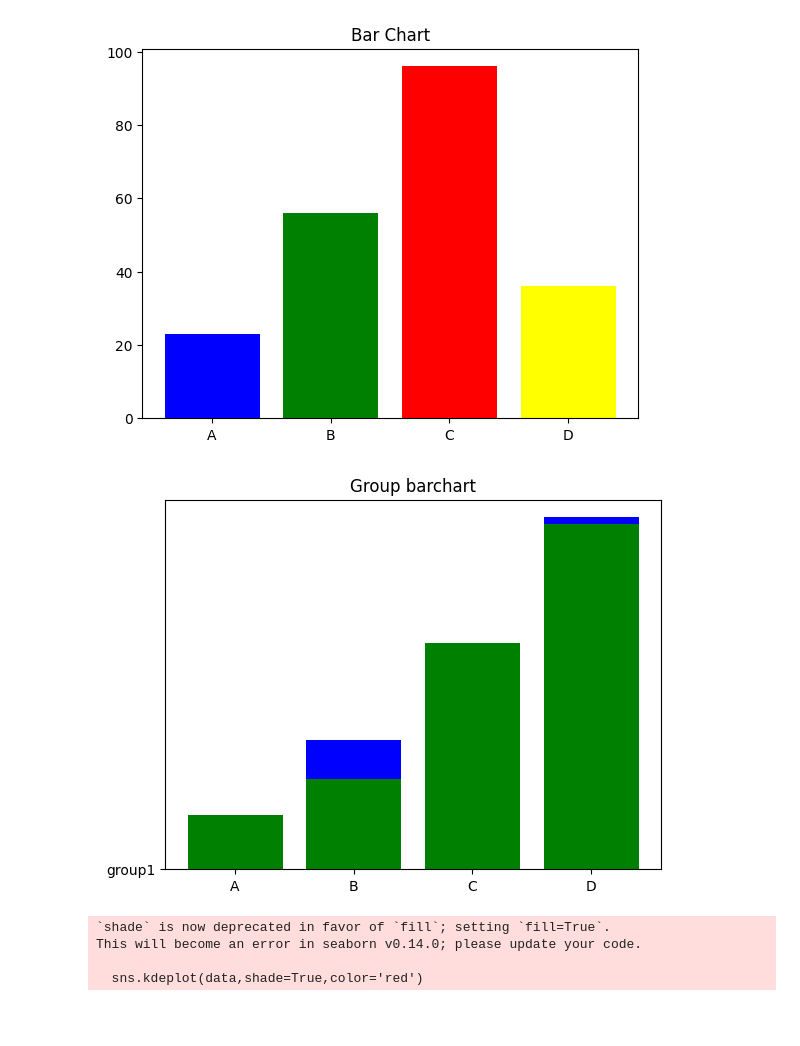
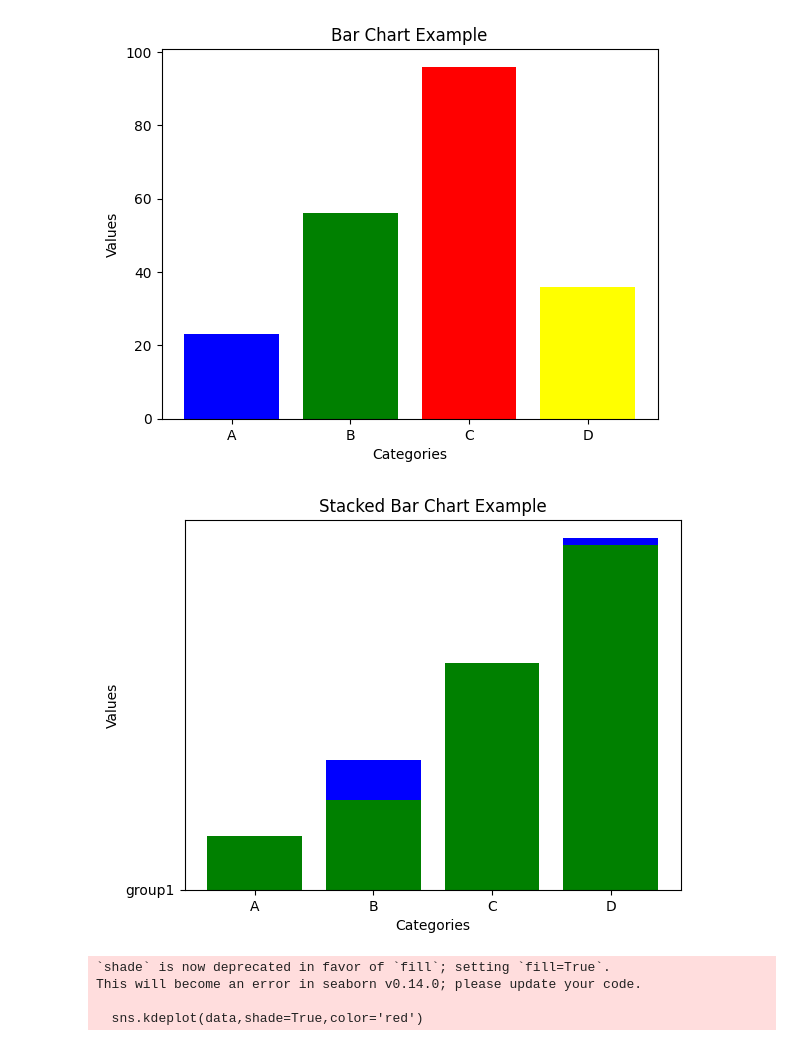
Before and after one commit to emranrakib62/Python-Basic-to-Advance-with-numphy-and-pundas, a Jupyter notebook: 1&5.ipynb, the cells around one changed output. Cells and saved outputs as stored; diff of their text form; code cells hidden in the pictures; blank space fills up the shorter version.

```diff
--- a/1&5.ipynb
+++ b/1&5.ipynb
@@ -3,18 +3,21 @@
 # %%
 import matplotlib.pyplot as plt
 import numpy as np
 import pandas as pd
 import seaborn as sns
 
 categories=['A','B','C','D']
 sizes=[23,56,96,36]
 
 plt.bar(categories,sizes,color=['blue','green','red','yellow'])
 
-plt.title('Bar Chart')
+plt.xlabel('Categories')
+plt.ylabel('Values')
+plt.title('Bar Chart Example')
+
 plt.show()
 # %% [output]
-[figure, old version]
+[figure, new version]
 # %%
 import matplotlib.pyplot as plt
 import numpy as np
@@ -28,10 +31,14 @@ group2=[15,25,63,96]
 plt.bar(categories,group1,color='blue',label='group1')
 plt.bar(categories,group2,color='green',bottom='group1',label='group2')
 
-plt.title("Group barchart")
+
+plt.xlabel('Categories')
+plt.ylabel('Values')
+plt.title('Stacked Bar Chart Example')
+
 plt.show()
 # %% [output]
-[figure, old version]
+[figure, new version]
 # %%
 import matplotlib.pyplot as plt
 import numpy as np
```
Also changed, not shown: parts of 2 cells of this notebook.
